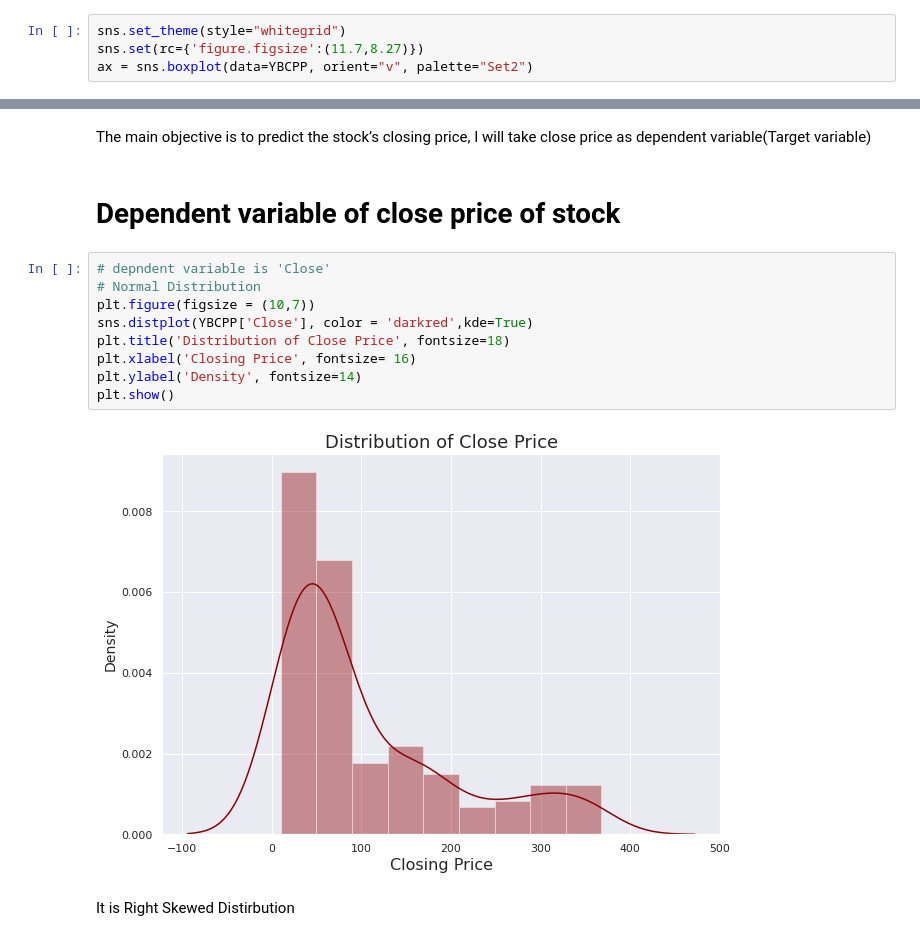
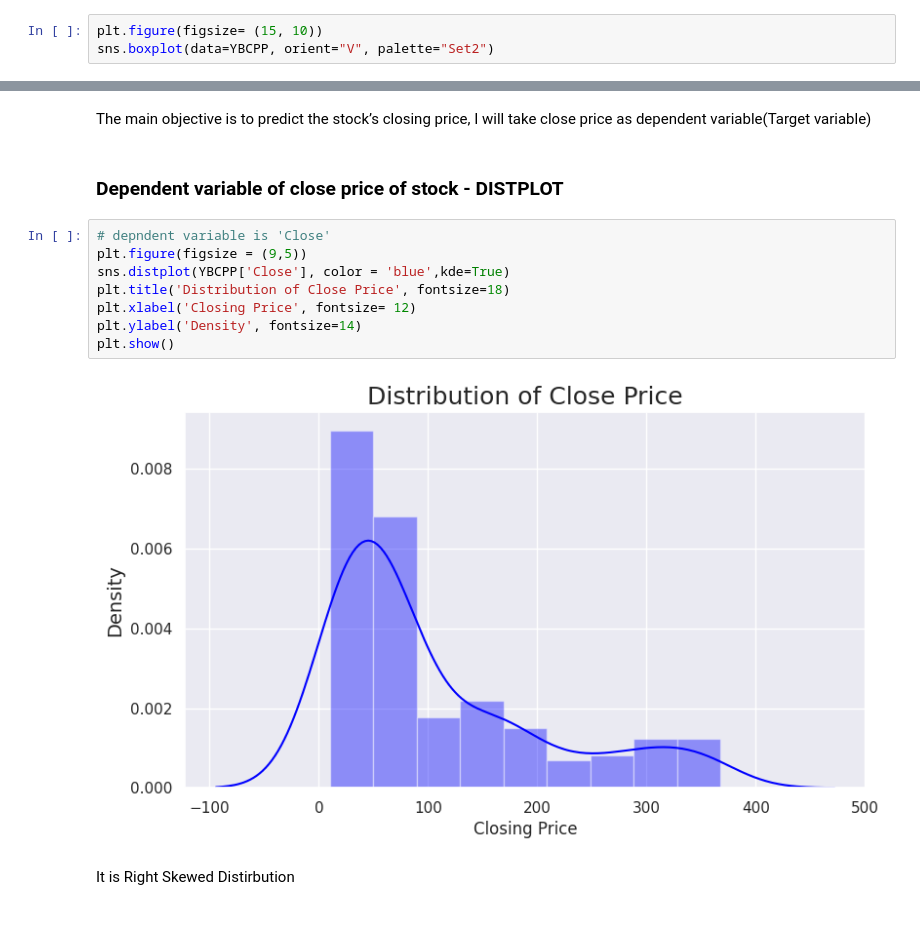
Before and after one commit to DrBharathiTC/Yesbankstockpriceprediction, a Jupyter notebook: Yes_Bank_Stock_Closing_Price_Prediction.ipynb, the cells around one changed output, grey strips where cells are left out. Saved outputs shown, nothing was run; the diff lists cells and outputs as text.

```diff
--- a/Yes_Bank_Stock_Closing_Price_Prediction.ipynb
+++ b/Yes_Bank_Stock_Closing_Price_Prediction.ipynb
@@ -185,7 +198,6 @@ Now Format and data type of date feature has changed into datetime.
 # %% [markdown]
 # Checking the Outlier
 # %%
-sns.set_theme(style="whitegrid")
-sns.set(rc={'figure.figsize':(11.7,8.27)})
-ax = sns.boxplot(data=YBCPP, orient="v", palette="Set2")
+plt.figure(figsize= (15, 10))
+sns.boxplot(data=YBCPP, orient="V", palette="Set2")
 # %% [output]
@@ -208,17 +229,16 @@ Now, We can easly see in above plot the trend is increasing from 2009 to 2018 bu
 # %% [markdown]
 The main objective is to predict the stock’s closing price, I will take close price as dependent variable(Target variable)
 # %% [markdown]
-# Dependent variable of close price of stock
+### Dependent variable of close price of stock - DISTPLOT
 # %%
 # depndent variable is 'Close'
-# Normal Distribution
-plt.figure(figsize = (10,7))
-sns.distplot(YBCPP['Close'], color = 'darkred',kde=True)
+plt.figure(figsize = (9,5))
+sns.distplot(YBCPP['Close'], color = 'blue',kde=True)
 plt.title('Distribution of Close Price', fontsize=18)
-plt.xlabel('Closing Price', fontsize= 16)
+plt.xlabel('Closing Price', fontsize= 12)
 plt.ylabel('Density', fontsize=14)
 plt.show()
 # %% [output]
-[figure, old version]
+[figure, new version]
 # %% [markdown]
 It is Right Skewed Distirbution
```
Also changed, not shown: parts of 42 cells of this notebook.
